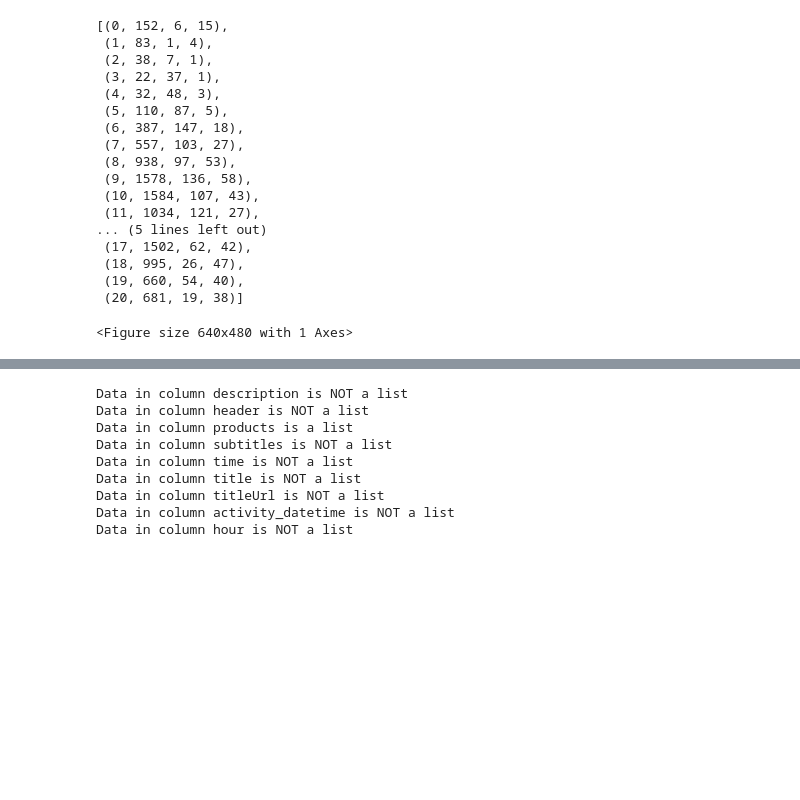
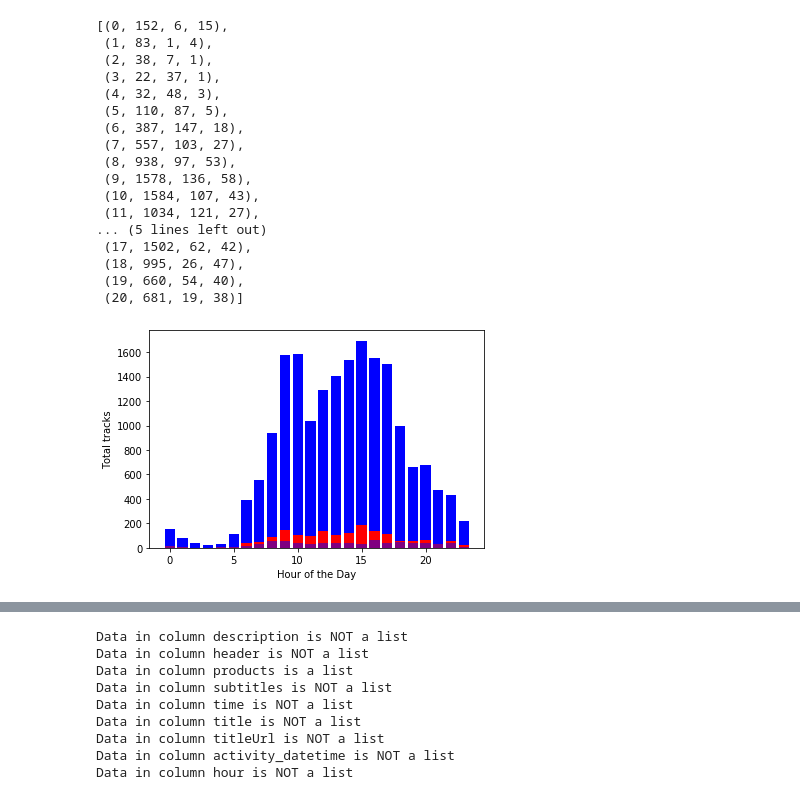
Before and after one commit to FinancialRADDeveloper/GoogleMusicDataAnalysis, a Jupyter notebook: MusicActivityAnalysis.ipynb, the cells around one changed output, grey strips where cells are left out. Drawn from its saved outputs; the diff is of its cells as text; code cells hidden in the pictures; blank space fills up the shorter version.

Commit message:
Further enhancements to Track and Activity.  Alsocross checking data.   I think the differences seen are due to Playlist count not being included in the total tracks, compared to the activity

```diff
--- a/MusicActivityAnalysis.ipynb
+++ b/MusicActivityAnalysis.ipynb
@@ -98,7 +85,7 @@ listening_freq_by_hour = listened_to_dataframe['hour'].value_counts()
 skipped_freq_by_hour = skipped_tracks_dataframe['hour'].value_counts()
 search_freq_by_hour = searched_activity_dataframe['hour'].value_counts()
 
-daily_listening_stats = sorted(list(zip(listening_freq_by_hour.index.tolist(),listening_freq_by_hour.tolist())))
+daily_listening_stats = list(sorted(list(zip(listening_freq_by_hour.index.tolist(),listening_freq_by_hour.tolist()))))
 skipped_stats = sorted(list(zip(skipped_freq_by_hour.index.tolist(), skipped_freq_by_hour.tolist())))
 search_stats = sorted(list(zip(search_freq_by_hour.index.tolist(), search_freq_by_hour.tolist())))
 
@@ -130,17 +117,13 @@ display(list(zip([y[0] for y in daily_listening_stats],
 # %%
 import matplotlib.pyplot as plt
 
-
 plt.ion()
-
-# plt.style.use('ggplot')
-
 plt.bar([i[0] for i in daily_listening_stats], [j[1] for j in daily_listening_stats], color = 'blue')
 plt.bar([i[0] for i in skipped_stats], [j[1] for j in skipped_stats], color='red')
 plt.bar([i[0] for i in search_stats], [j[1] for j in search_stats], color='purple')
 plt.xlabel('Hour of the Day')
-plt.ylabel('Total tracks listened')
+plt.ylabel('Total tracks')
 
 plt.show()
 # %% [output]
-<Figure size 640x480 with 1 Axes>
+[figure, added]
```
Also changed, not shown: parts of 12 cells of this notebook, 6 other files.
